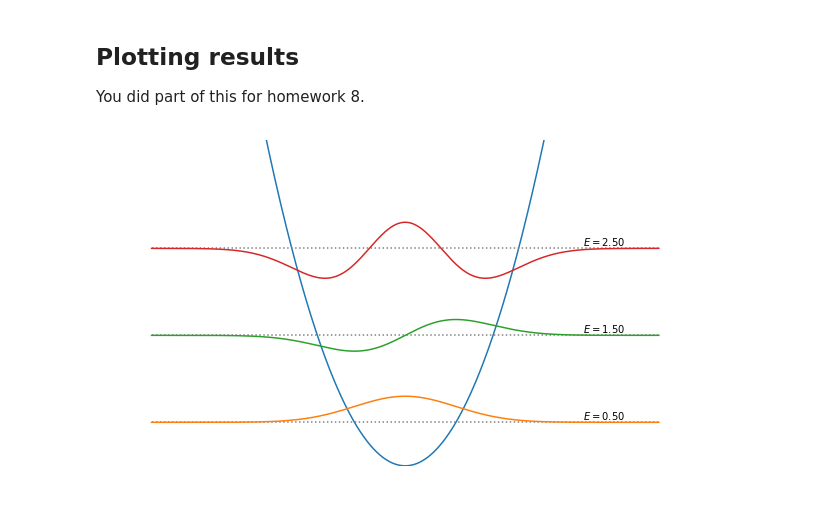
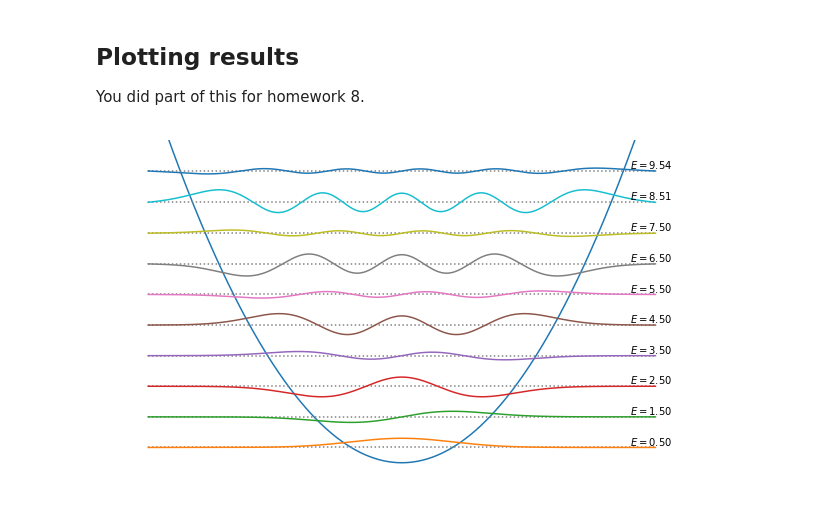
Before and after one commit to tachycline/PHYS381, a Jupyter notebook: notebooks/Introductory shooting.ipynb, the cells around one changed output. Saved outputs shown, nothing was run; the diff lists cells and outputs as text; code cells hidden in the pictures.

```diff
--- a/notebooks/Introductory shooting.ipynb
+++ b/notebooks/Introductory shooting.ipynb
@@ -440,11 +440,11 @@ def plot_energy_diagram(V, n=3):
         fulldom, fullres = mirror_result(halfdomain, result, even)
         eigenfunction = 0.3*(fullres[:,0]) + energy
         ax.plot(fulldom, eigenfunction)
-        ax.text(3.5, energy,"$E={:5.2f}$".format(energy),  verticalalignment="bottom")
+        ax.text(4.5, energy,"$E={:5.2f}$".format(energy),  verticalalignment="bottom")
         even = not even
-
-    ax.set_ylim(0, energies[-1]*1.5)
+    deltae = energies[-1] - energies[-2]
+    ax.set_ylim(-0.1, energies[-1] + deltae)
 # %%
-plot_energy_diagram(harmonic)
+plot_energy_diagram(harmonic, n=10)
 # %% [output]
-[figure, old version]
+[figure, new version]
```
Also changed, not shown: parts of 17 cells of this notebook.
